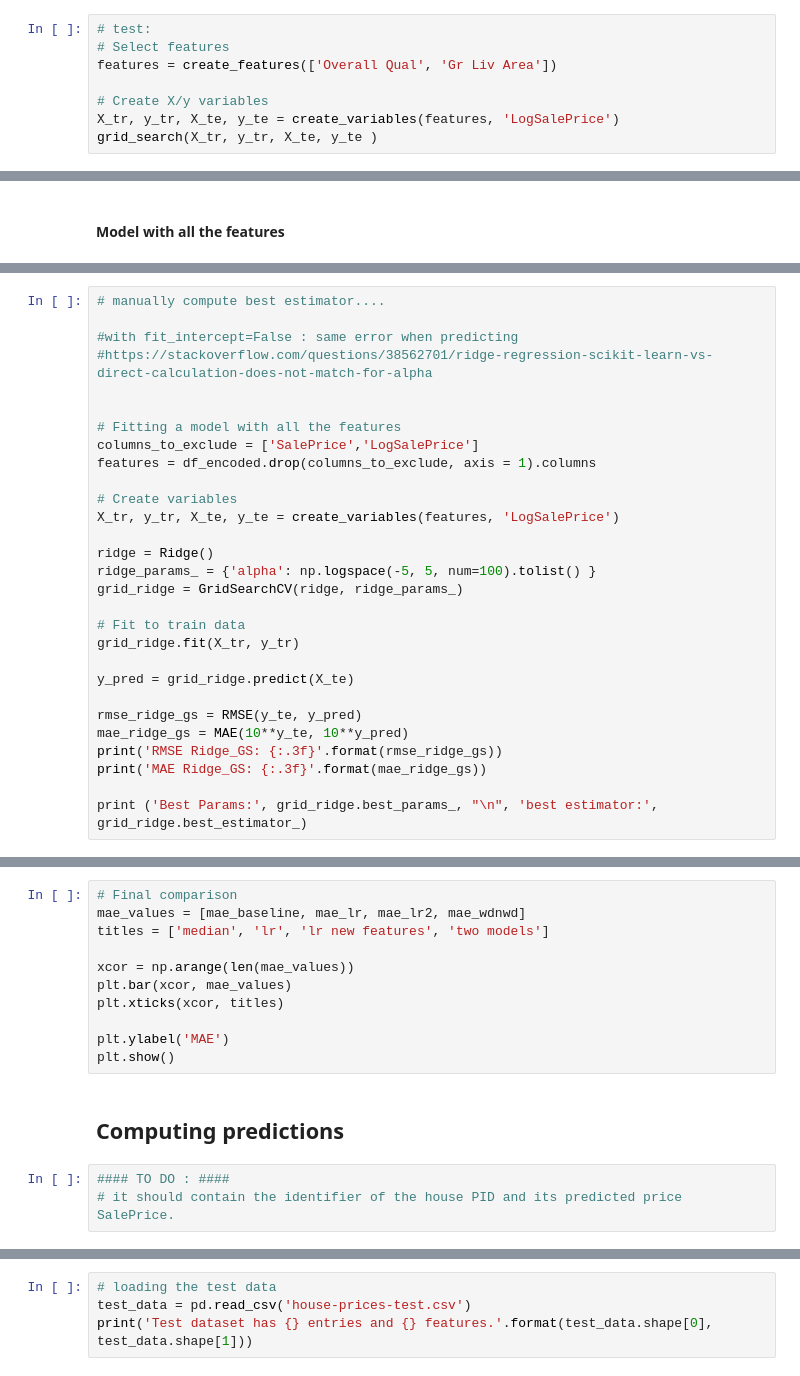
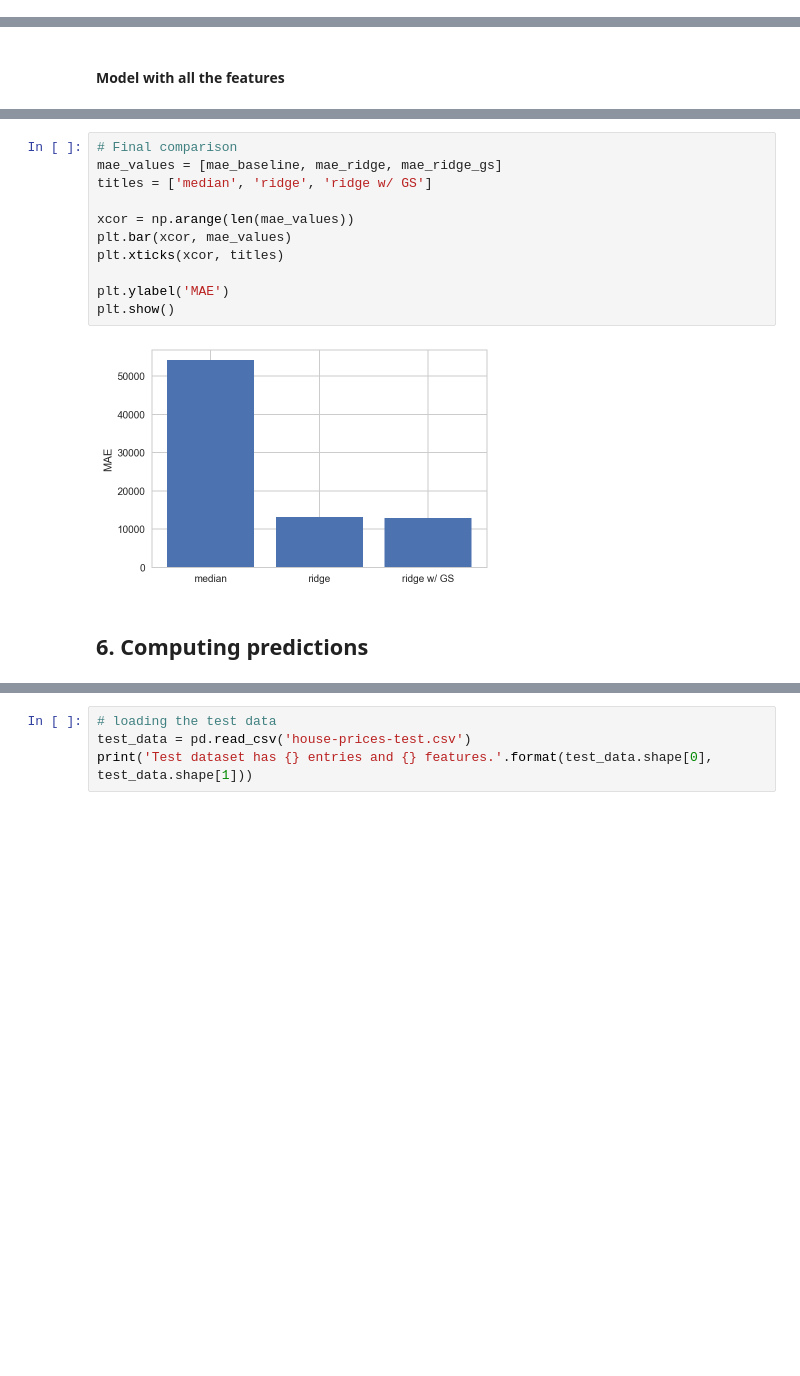
Before and after one commit to petrum01/EPFL-exts-AML1, a Jupyter notebook: house-prices-solution.ipynb, the cells around one changed output, grey strips where cells are left out. Saved outputs shown, nothing was run; the diff lists cells and outputs as text; blank space fills up the shorter version.

```diff
--- a/house-prices-solution.ipynb
+++ b/house-prices-solution.ipynb
@@ -854,11 +652,3 @@ def grid_search(X_train, y_train, X_test, y_test):   #which inputs?
     mae_ridge2 = MAE(10**y_test, 10**y_pred)
 
     return print('RMSE Ridge: {:.3f}'.format(rmse_ridge2),"\n", 'MAE Ridge: {:.3f}'.format(mae_ridge2))
-# %%
-# test:
-# Select features
-features = create_features(['Overall Qual', 'Gr Liv Area'])
-
-# Create X/y variables
-X_tr, y_tr, X_te, y_te = create_variables(features, 'LogSalePrice')
-grid_search(X_tr, y_tr, X_te, y_te )
@@ -1199,29 +890,0 @@ MAE Ridge: 12929.361
-# %%
-# manually compute best estimator....
-
-#with fit_intercept=False : same error when predicting
-#https://stackoverflow.com/questions/38562701/ridge-regression-scikit-learn-vs-direct-calculation-does-not-match-for-alpha
-
-
-# Fitting a model with all the features
-columns_to_exclude = ['SalePrice','LogSalePrice']
-features = df_encoded.drop(columns_to_exclude, axis = 1).columns
-
-# Create variables
-X_tr, y_tr, X_te, y_te = create_variables(features, 'LogSalePrice')
-
-ridge = Ridge()
-ridge_params_ = {'alpha': np.logspace(-5, 5, num=100).tolist() }
-grid_ridge = GridSearchCV(ridge, ridge_params_)
-
-# Fit to train data
-grid_ridge.fit(X_tr, y_tr)
-
-y_pred = grid_ridge.predict(X_te)
-
-rmse_ridge_gs = RMSE(y_te, y_pred)
-mae_ridge_gs = MAE(10**y_te, 10**y_pred)
-print('RMSE Ridge_GS: {:.3f}'.format(rmse_ridge_gs))
-print('MAE Ridge_GS: {:.3f}'.format(mae_ridge_gs))
-
-print ('Best Params:', grid_ridge.best_params_, "\n", 'best estimator:', grid_ridge.best_estimator_)
@@ -1237,17 +891,16 @@ Best Params: {'alpha': 14.508287784959402}
 # %%
 # Final comparison
-mae_values = [mae_baseline, mae_lr, mae_lr2, mae_wdnwd]
-titles = ['median', 'lr', 'lr new features', 'two models']
+mae_values = [mae_baseline, mae_ridge, mae_ridge_gs]
+titles = ['median', 'ridge', 'ridge w/ GS']
 
 xcor = np.arange(len(mae_values))
 plt.bar(xcor, mae_values)
 plt.xticks(xcor, titles)
 
 plt.ylabel('MAE')
 plt.show()
+# %% [output]
+[figure, added]
 # %% [markdown]
-## Computing predictions
+## 6. Computing predictions
-# %%
-#### TO DO : ####
-# it should contain the identifier of the house PID and its predicted price SalePrice.
 # %% [markdown]
```
Also changed, not shown: parts of 74 cells of this notebook.
